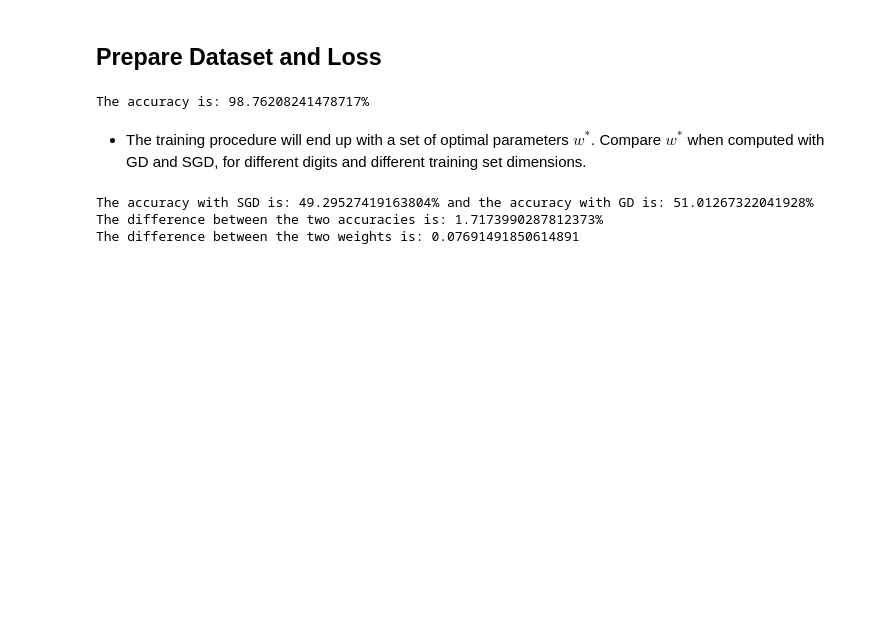
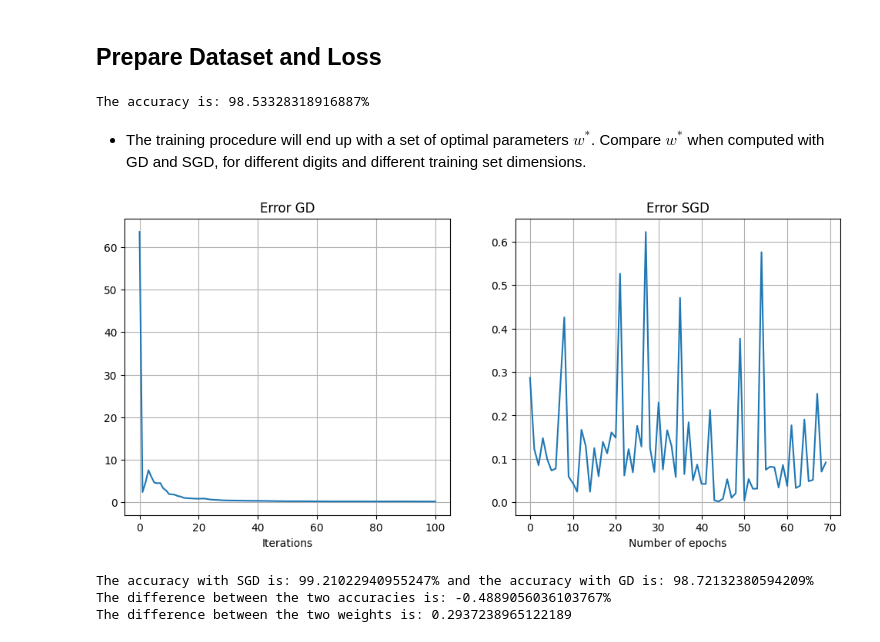
Before and after one commit to ChiaraAngileri/SMM_lab, a Jupyter notebook: Homework3 - no comments.ipynb, the cells around one changed output. Saved outputs shown, nothing was run; the diff lists cells and outputs as text; code cells hidden in the pictures; blank space fills up the shorter version.

```diff
--- a/Homework3 - no comments.ipynb
+++ b/Homework3 - no comments.ipynb
@@ -797,7 +779,7 @@ def accuracy(pred, label):
     correct = [pred == label]
     correct_sum = int(np.sum(correct))
 
-    return correct_sum/N* 100
+    return (correct_sum, correct_sum/N*100)
 # %%
 def logistic_regression_classificator(classes, perc_train, alpha, mode='SGD', batch_size=0, n_epochs=0):
     X, Y = choose_labels(classes)
@@ -822,11 +804,11 @@ def logistic_regression_classificator(classes, perc_train, alpha, mode='SGD', ba
 
     #Training
     if mode == 'SGD':
-        w_vector, _, _, _ = SGD(loss_function, grad_loss_function, w0, D, batch_size, n_epochs, alpha)
+        w_vector, _, _, err = SGD(loss_function, grad_loss_function, w0, D, batch_size, n_epochs, alpha)
     else:
         loss_function_gd = lambda w: loss_function(w, X_hat, Ytrain)
         grad_loss_function_gd = lambda w: grad_loss_function(w, X_hat, Ytrain)
-        w_vector, _, _, _, _, _ = GD(loss_function_gd, grad_loss_function_gd, w0, kmax=100, step=alpha, useBackTracking=False)
+        w_vector, _, _, _, err, _ = GD(loss_function_gd, grad_loss_function_gd, w0, kmax=100, step=alpha, useBackTracking=False)
 
     #Testing the accuracy on test data
     X_hat_test = np.concatenate((np.ones((1, Xtest.shape[1])), Xtest))
@@ -834,9 +816,9 @@ def logistic_regression_classificator(classes, perc_train, alpha, mode='SGD', ba
 
     predictions = predict(final_weights, X_hat_test)
 
-    acc = accuracy(predictions, Ytest)
+    tot, acc = accuracy(predictions, Ytest)
 
-    return (final_weights, acc)
+    return (w_vector, err, acc)
 # %%
 label1 = int(input("Choose a digit: "))
 label2 = int(input("Choose another digit: "))
@@ -844,35 +826,57 @@ classes = [label1, label2]
 
 perc_train = int(input("Choose the percentage of training data: "))
 
-batch_size = 8
-n_epochs = 1
+batch_size = 15
+n_epochs = 50
 alpha = 1e-3
 
-_, accuracy_SGD = logistic_regression_classificator(classes, perc_train, alpha, 'SGD', batch_size, n_epochs)
+_, _, accuracy_SGD = logistic_regression_classificator(classes, perc_train, alpha, 'SGD', batch_size, n_epochs)
 print(f"The accuracy is: {accuracy_SGD}%")
 # %% [output]
-The accuracy is: 98.76208241478717%
+The accuracy is: 98.53328318916887%
 # %% [markdown]
 - The training procedure will end up with a set of optimal parameters $w^*$. Compare $w^*$ when computed with GD and SGD, for different digits and different training set dimensions.
 # %%
 label1 = int(input("Choose a digit: "))
 label2 = int(input("Choose another digit: "))
 classes = [label1, label2]
 
 perc_train = int(input("Choose the percentage of training data: "))
 
-batch_size = 8
-n_epochs = 1
+batch_size = 15
+n_epochs = 70
 alpha = 1e-3
 
-w_star_SGD, accuracy_SGD = logistic_regression_classificator(classes, perc_train, alpha, 'SGD', batch_size, n_epochs)
-w_star_GD, accuracy_GD = logistic_regression_classificator(classes, perc_train, alpha, 'GD' )
+w_vector_SGD, err_SGD, accuracy_SGD = logistic_regression_classificator(classes, perc_train, alpha, 'SGD', batch_size, n_epochs)
+w_vector_GD, err_GD, accuracy_GD = logistic_regression_classificator(classes, perc_train, alpha, 'GD' )
+
+w_star_SGD = w_vector_SGD[-1]
+w_star_GD = w_vector_GD[-1]
+
+plt.figure(figsize=(12, 5))
+
+plt.subplot(1,2,1)
+x_gd = np.arange(0, 100+1)
+plt.plot(x_gd, err_GD)
+plt.title("Error GD")
+plt.xlabel('Iterations')
+plt.grid()
+
+plt.subplot(1,2,2)
+x_sgd = np.arange(0, n_epochs)
+plt.plot(x_sgd, err_SGD)
+plt.title("Error SGD")
+plt.xlabel('Number of epochs')
+plt.grid()
+
+plt.show()
 
 print(f"The accuracy with SGD is: {accuracy_SGD}% and the accuracy with GD is: {accuracy_GD}%")
 print(f"The difference between the two accuracies is: {accuracy_GD - accuracy_SGD}%")
 
 print(f"The difference between the two weights is: {np.linalg.norm(w_star_SGD - w_star_GD)}")
 # %% [output]
+[figure, added]
-The accuracy with SGD is: 49.29527419163804% and the accuracy with GD is: 51.01267322041928%
-The difference between the two accuracies is: 1.7173990287812373%
-The difference between the two weights is: 0.07691491850614891
+The accuracy with SGD is: 99.21022940955247% and the accuracy with GD is: 98.72132380594209%
+The difference between the two accuracies is: -0.4889056036103767%
+The difference between the two weights is: 0.2937238965122189
```
Also changed, not shown: parts of 10 cells of this notebook, 3 other files.
